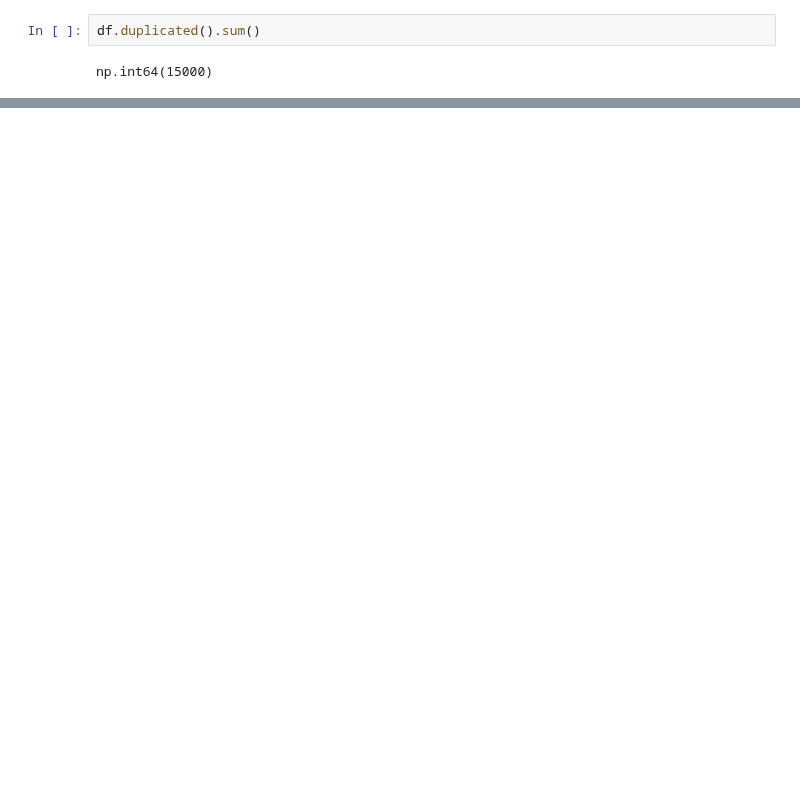
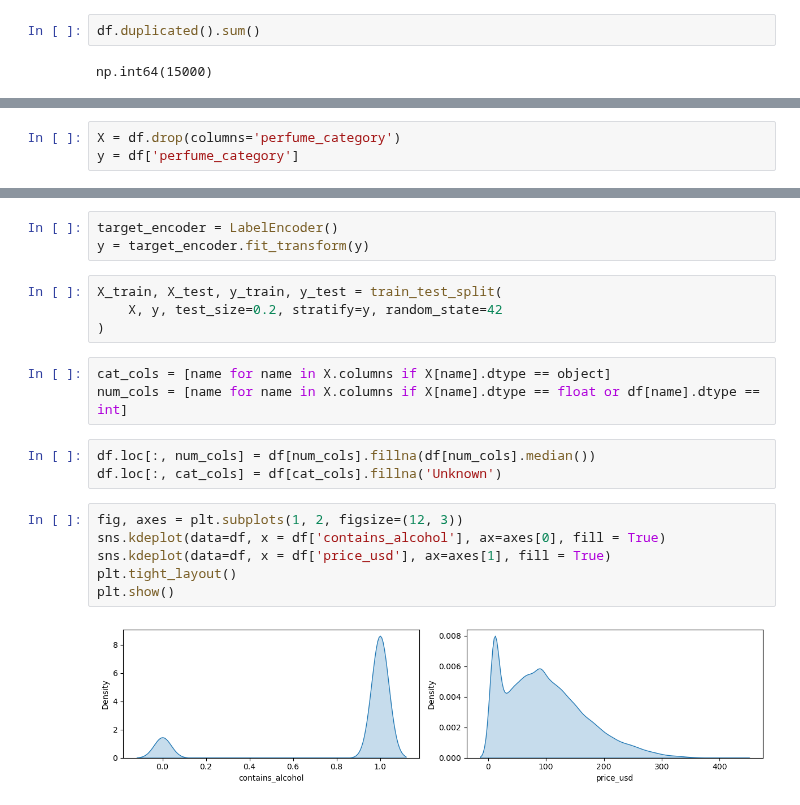
Before and after one commit to sadeclipse/labs.masters, a Jupyter notebook: ml/1lab/lab1.ipynb, the cells around one changed output, grey strips where cells are left out. Drawn from its saved outputs; the diff is of its cells as text; blank space fills up the shorter version.

```diff
--- a/ml/1lab/lab1.ipynb
+++ b/ml/1lab/lab1.ipynb
@@ -85,0 +97,3 @@ df
+# %%
+X = df.drop(columns='perfume_category')
+y = df['perfume_category']
@@ -85,0 +109,21 @@ df
+# %%
+target_encoder = LabelEncoder()
+y = target_encoder.fit_transform(y)
+# %%
+X_train, X_test, y_train, y_test = train_test_split(
+    X, y, test_size=0.2, stratify=y, random_state=42
+)
+# %%
+cat_cols = [name for name in X.columns if X[name].dtype == object]
+num_cols = [name for name in X.columns if X[name].dtype == float or df[name].dtype == int]
+# %%
+df.loc[:, num_cols] = df[num_cols].fillna(df[num_cols].median())
+df.loc[:, cat_cols] = df[cat_cols].fillna('Unknown')
+# %%
+fig, axes = plt.subplots(1, 2, figsize=(12, 3))
+sns.kdeplot(data=df, x = df['contains_alcohol'], ax=axes[0], fill = True)
+sns.kdeplot(data=df, x = df['price_usd'], ax=axes[1], fill = True)
+plt.tight_layout()
+plt.show()
+# %% [output]
+[figure, added]
```
Also changed, not shown: parts of 21 cells of this notebook.
